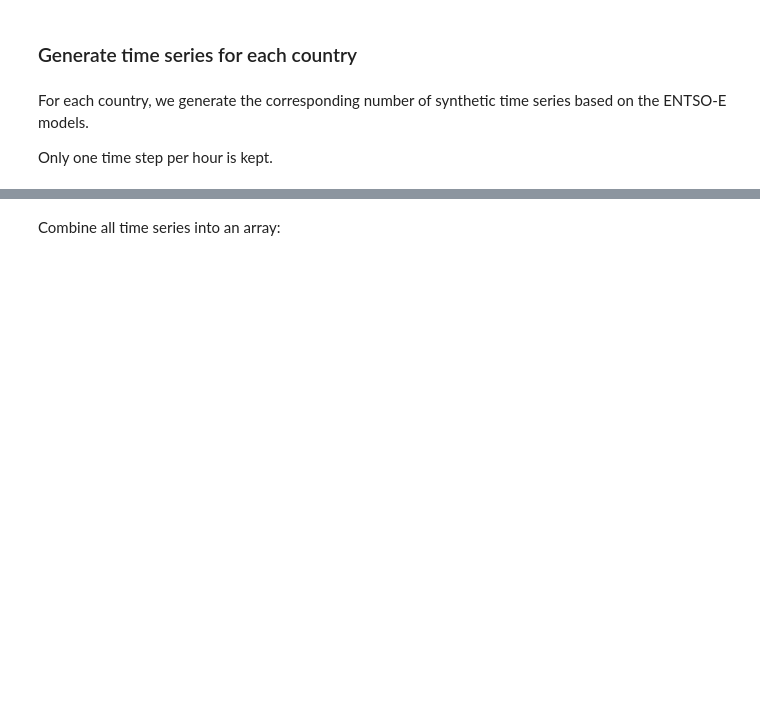
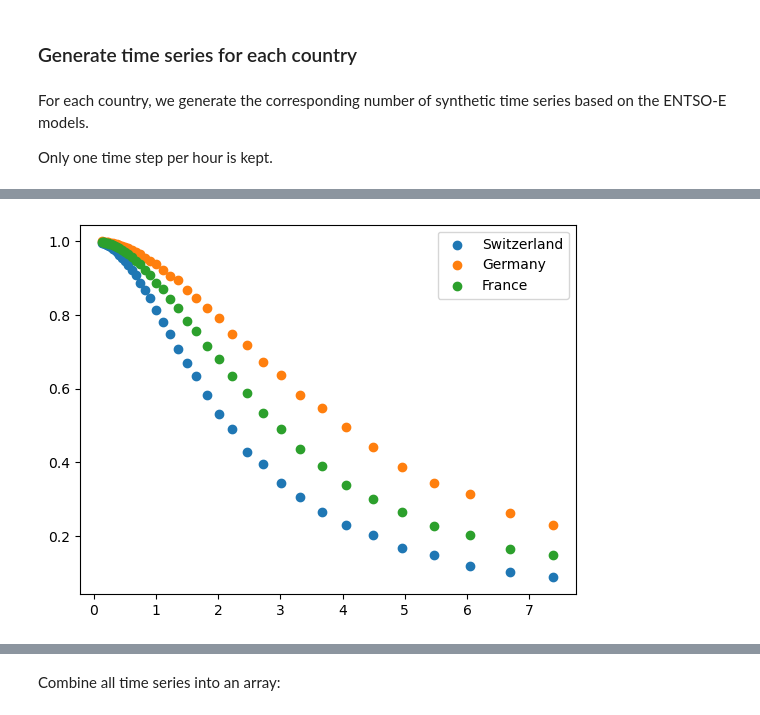
Before and after one commit to GeeeHesso/PowerData, a Jupyter notebook: doc/PanTaGruEl_time_series.ipynb, the cells around one changed output, grey strips where cells are left out. Cells and saved outputs as stored; diff of their text form; code cells hidden in the pictures; blank space fills up the shorter version.

```diff
--- a/doc/PanTaGruEl_time_series.ipynb
+++ b/doc/PanTaGruEl_time_series.ipynb
@@ -142,0 +166,16 @@ loads_by_country = {country: generate_time_series(country, count) for country, c
+# %%
+std_scaling_values = np.exp(np.array(range(-20,21)) / 10)
+CH_correlations_scaling = [ts.compute_pairwise_correlations(generate_time_series('CH', 1000, std_scaling=std_scaling)).mean()
+                           for std_scaling in std_scaling_values]
+DE_correlations_scaling = [ts.compute_pairwise_correlations(generate_time_series('DE', 1000, std_scaling=std_scaling)).mean()
+                           for std_scaling in std_scaling_values]
+FR_correlations_scaling = [ts.compute_pairwise_correlations(generate_time_series('FR', 1000, std_scaling=std_scaling)).mean()
+                           for std_scaling in std_scaling_values]
+# %%
+plt.scatter(std_scaling_values, CH_correlations_scaling, label='Switzerland')
+plt.scatter(std_scaling_values, DE_correlations_scaling, label='Germany')
+plt.scatter(std_scaling_values, FR_correlations_scaling, label='France')
+plt.legend()
+plt.show()
+# %% [output]
+[figure, added]
```
Also changed, not shown: parts of 36 cells of this notebook.
